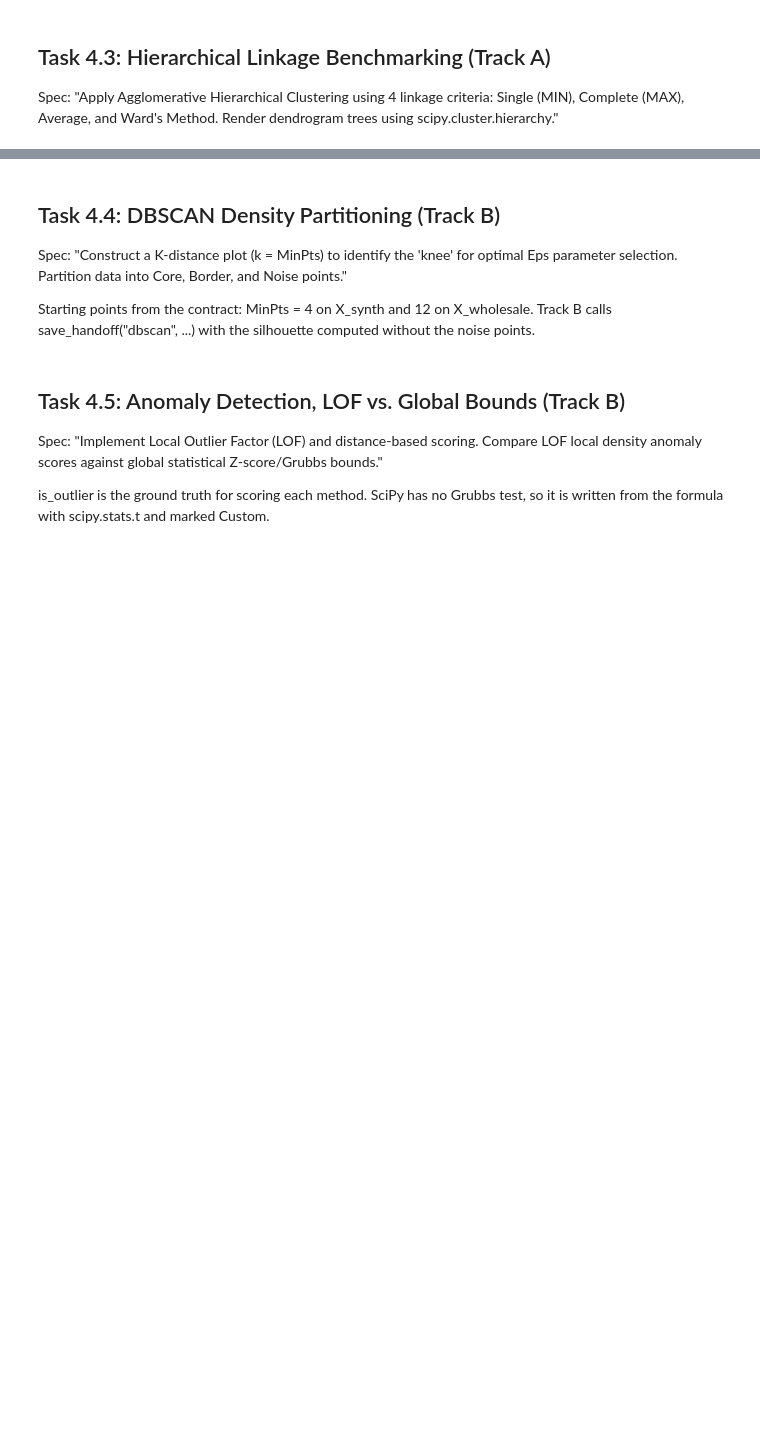
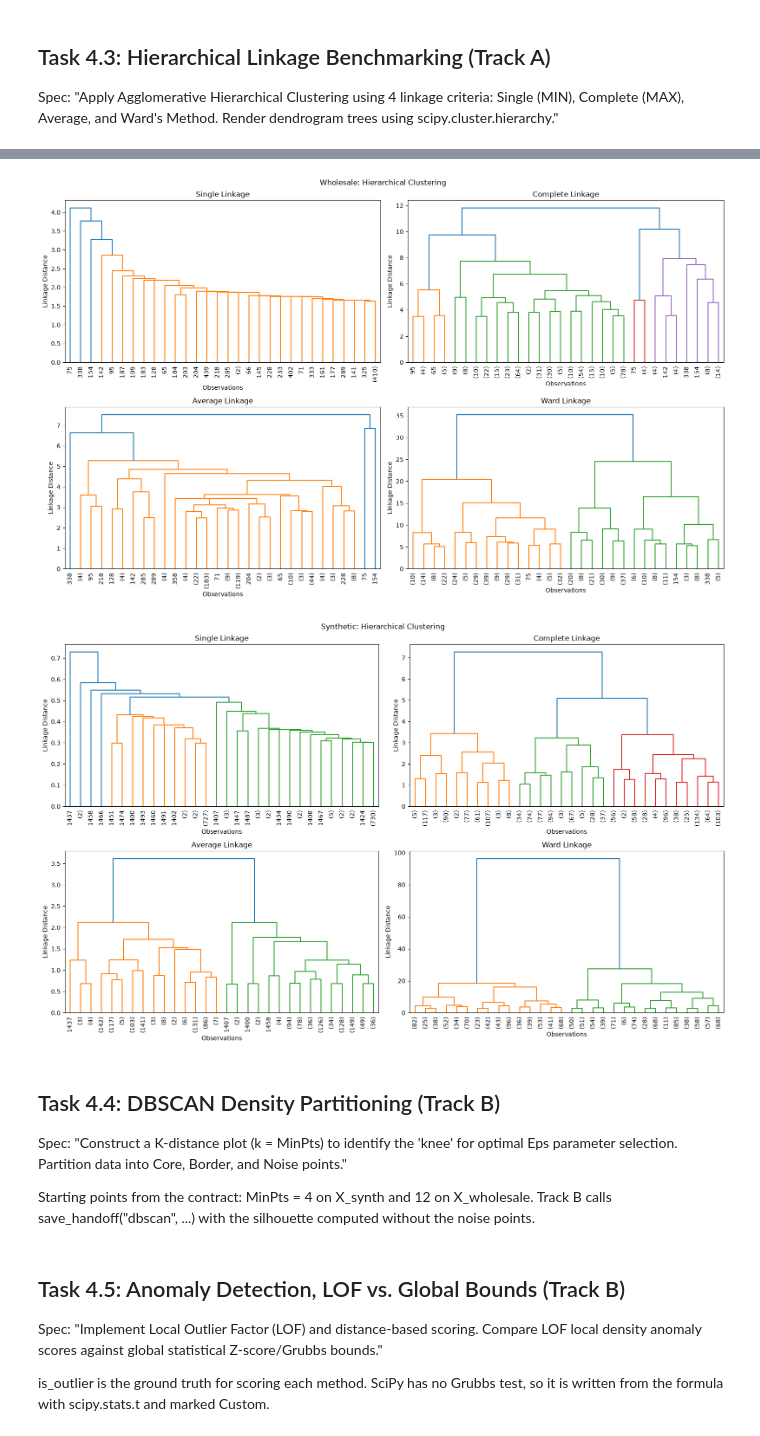
Before and after one commit to Flco007/CSE-4334-Assignment-1-, a Jupyter notebook: assgn4/project4_starter.ipynb, the cells around one changed output, grey strips where cells are left out. Saved outputs shown, nothing was run; the diff lists cells and outputs as text; code cells hidden in the pictures; blank space fills up the shorter version.

```diff
--- a/assgn4/project4_starter.ipynb
+++ b/assgn4/project4_starter.ipynb
@@ -175,0 +352,17 @@ Spec: "Apply Agglomerative Hierarchical Clustering using 4 linkage criteria: Sin
+# %%
+hierarchichalResults = {}
+
+for name, X in datasets.items():
+    results, models = hierarchichal_model_gen(X, kRange, linkageMethods)
+
+    hierarchichalResults[name] = {"results": results, "models":models}
+
+    print(f"\nDataset: {name}")
+
+    best_indices = results.groupby(
+        "Linkage"
+    )["Silhouette"].idxmax()
+
+    best_results = results.loc[best_indices]
+
+    print(best_results.round(4))
@@ -176,3 +386,37 @@ Spec: "Apply Agglomerative Hierarchical Clustering using 4 linkage criteria: Sin
+# %%
+def plot_dendogram_trees(X, datasetName, linkageMethods):
+    fig, axes = plt.subplots(2, 2, figsize=(16, 10))
+
+    for ax, method in zip(axes.flatten(), linkageMethods):
+
+        Z = linkage(
+            X,
+            method=method,
+            metric="euclidean"
+        )
+
+        dendrogram(
+            Z,
+            ax=ax,
+            truncate_mode="lastp",
+            p=30,
+            leaf_rotation=90
+        )
+
+        ax.set_title(f"{method.capitalize()} Linkage")
+        ax.set_xlabel("Observations")
+        ax.set_ylabel("Linkage Distance")
+
+    fig.suptitle(f"{datasetName}: Hierarchical Clustering")
+
+    plt.tight_layout()
+    plt.show()
+
+plot_dendogram_trees(X_wholesale, "Wholesale", linkageMethods)
+plot_dendogram_trees(X_synth, "Synthetic", linkageMethods)
+# %% [output]
+[figure, added]
+[figure, added]
 # %% [markdown]
 ## Task 4.4: DBSCAN Density Partitioning (Track B)
 
```
Also changed, not shown: parts of 16 cells of this notebook, 4 other files.
